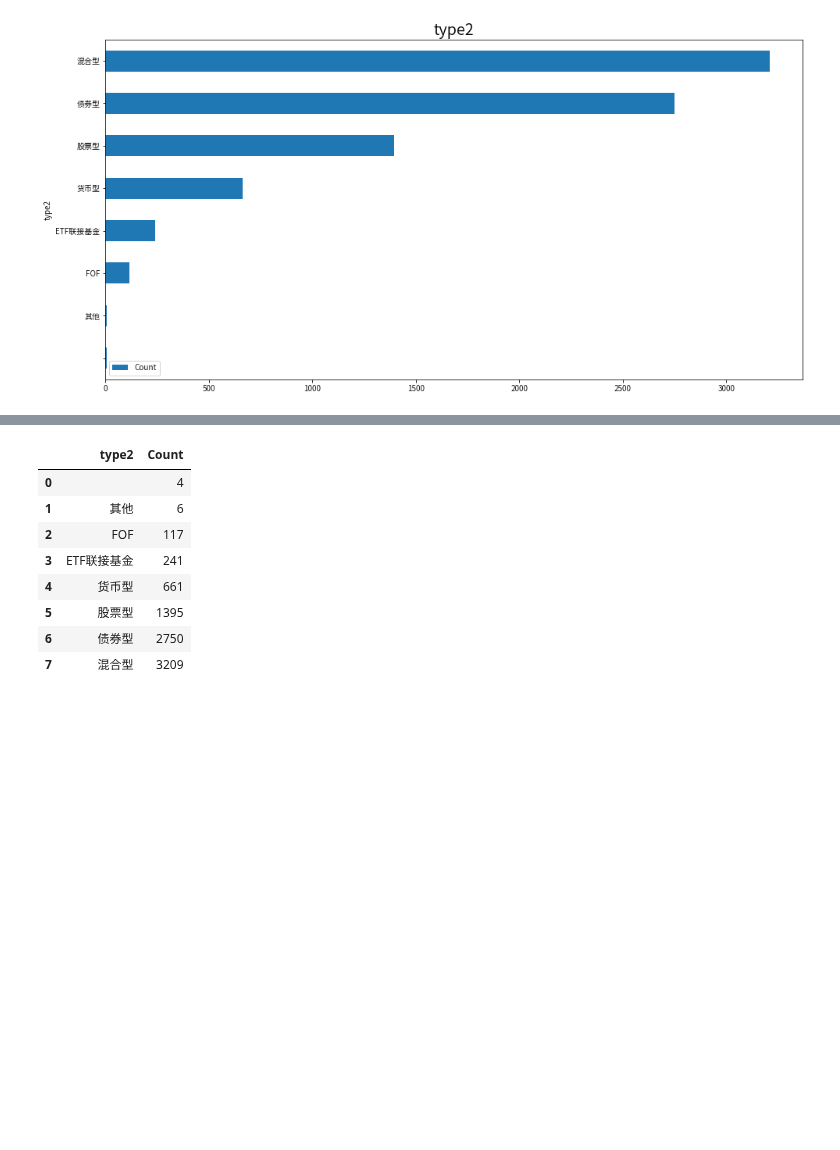
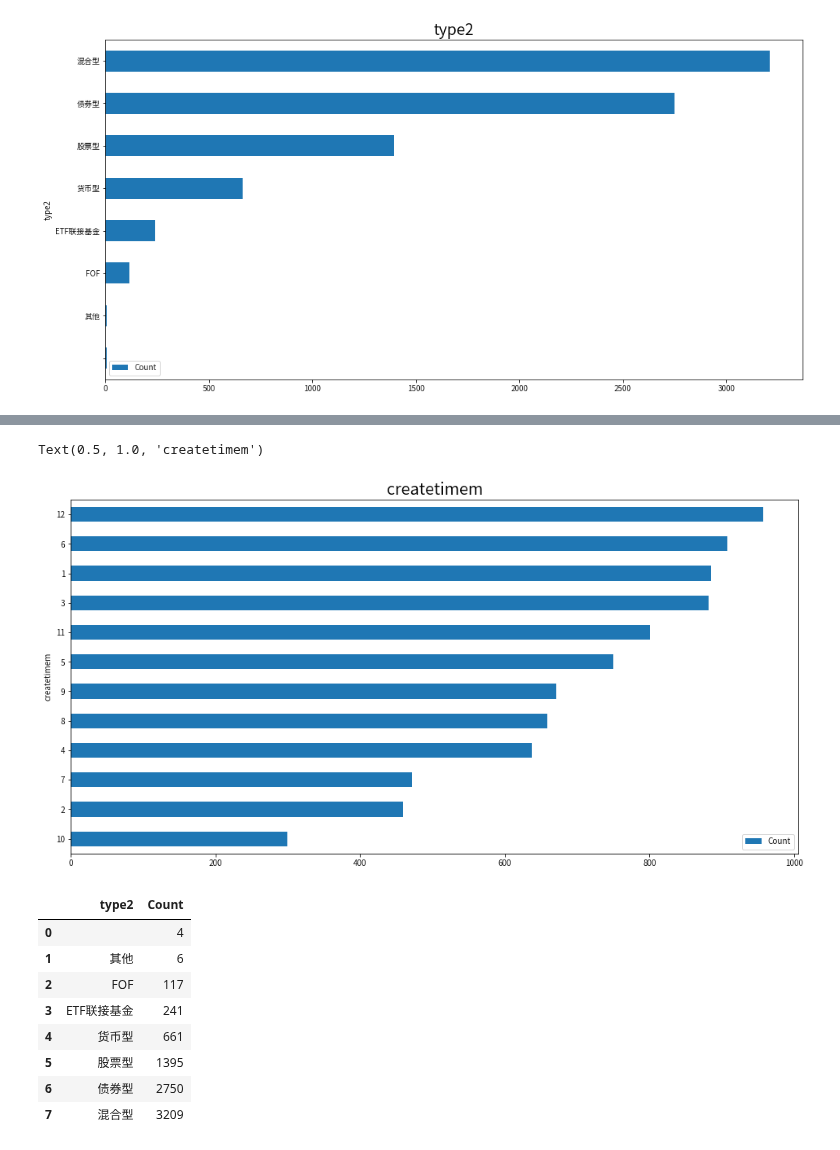
Before and after one commit to zhs007/jupyternotebook.demo, a Jupyter notebook: home/cnfunds/cnfund001.ipynb, the cells around one changed output, grey strips where cells are left out. Drawn from its saved outputs; the diff is of its cells as text; code cells hidden in the pictures; blank space fills up the shorter version.

```diff
--- a/home/cnfunds/cnfund001.ipynb
+++ b/home/cnfunds/cnfund001.ipynb
@@ -223,3 +234,12 @@ Text(0.5, 1.0, 'type2')
+# %%
+createtimem = dfFunds.groupby('createtimem').size().sort_values().reset_index(name = 'Count')
+ax = createtimem.plot(kind = 'barh', x = 'createtimem')
+ax.set_xlabel("")
+ax.set_ylabel("createtimem")
+ax.set_title("createtimem", fontsize=20)
+# %% [output]
+Text(0.5, 1.0, 'createtimem')
+[figure, added]
 # %%
 dfType2 = dfFunds.groupby('type2').size().sort_values().reset_index(name = 'Count')
 dfType2
```
Also changed, not shown: parts of 5 cells of this notebook, 1 other file.
